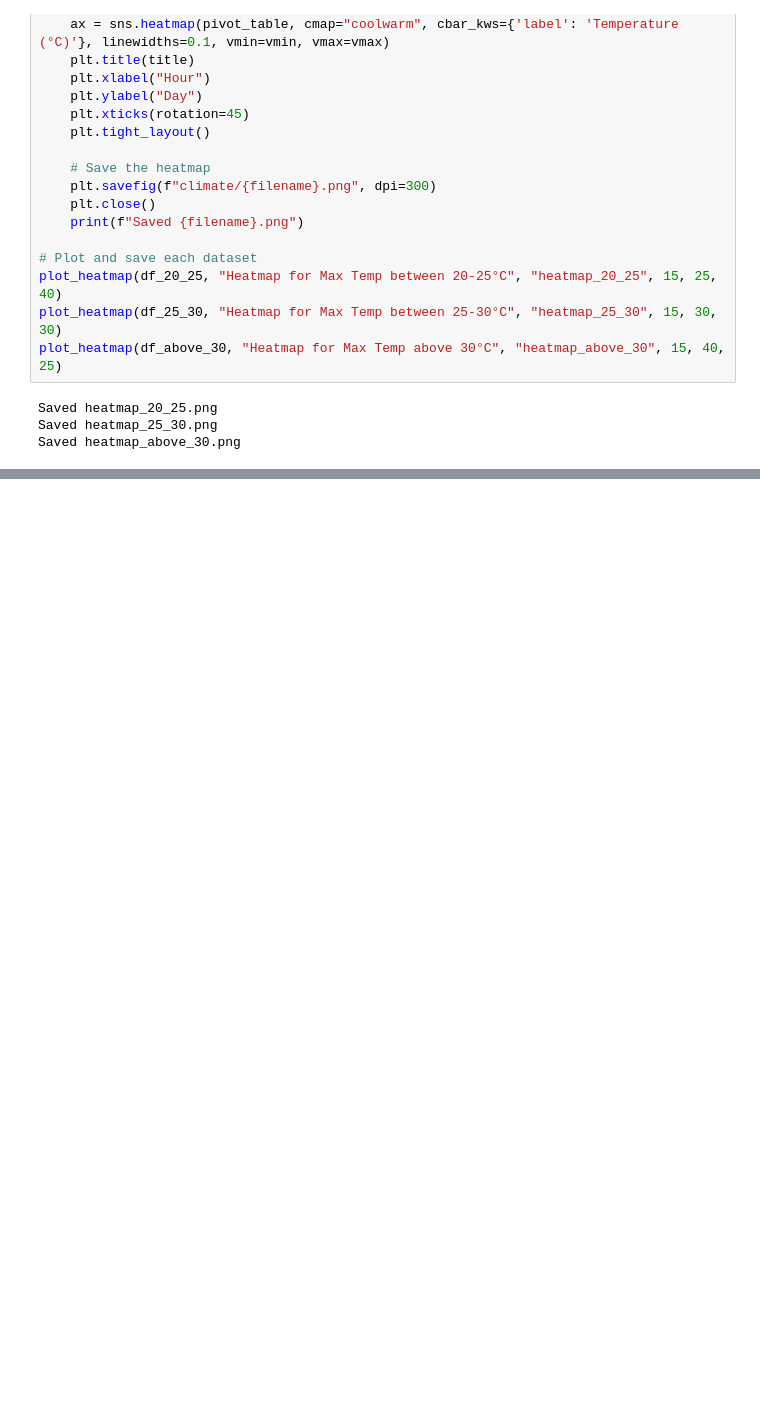
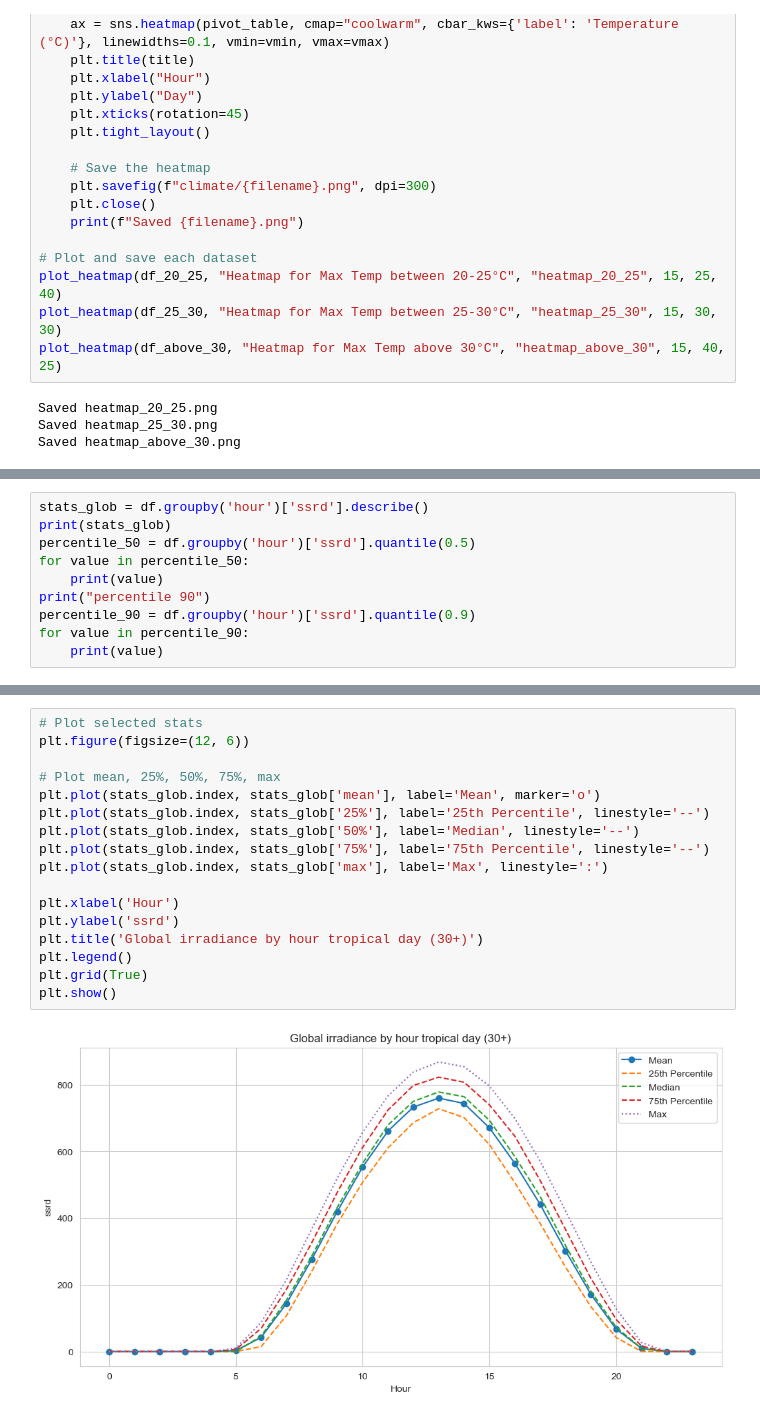
Before and after one commit to jsscmnhn/UMEP_thesis, a Jupyter notebook: j_dataprep/climatedata.ipynb, the cells around one changed output, grey strips where cells are left out. Saved outputs shown, nothing was run; the diff lists cells and outputs as text; blank space fills up the shorter version.

```diff
--- a/j_dataprep/climatedata.ipynb
+++ b/j_dataprep/climatedata.ipynb
@@ -73,0 +125,10 @@ Saved heatmap_above_30.png
+# %%
+stats_glob = df.groupby('hour')['ssrd'].describe()
+print(stats_glob)
+percentile_50 = df.groupby('hour')['ssrd'].quantile(0.5)
+for value in percentile_50:
+    print(value)
+print("percentile 90")
+percentile_90 = df.groupby('hour')['ssrd'].quantile(0.9)
+for value in percentile_90:
+    print(value)
@@ -73,0 +291,19 @@ Saved heatmap_above_30.png
+# %%
+# Plot selected stats
+plt.figure(figsize=(12, 6))
+
+# Plot mean, 25%, 50%, 75%, max
+plt.plot(stats_glob.index, stats_glob['mean'], label='Mean', marker='o')
+plt.plot(stats_glob.index, stats_glob['25%'], label='25th Percentile', linestyle='--')
+plt.plot(stats_glob.index, stats_glob['50%'], label='Median', linestyle='--')
+plt.plot(stats_glob.index, stats_glob['75%'], label='75th Percentile', linestyle='--')
+plt.plot(stats_glob.index, stats_glob['max'], label='Max', linestyle=':')
+
+plt.xlabel('Hour')
+plt.ylabel('ssrd')
+plt.title('Global irradiance by hour tropical day (30+)')
+plt.legend()
+plt.grid(True)
+plt.show()
+# %% [output]
+[figure, added]
```
Also changed, not shown: parts of 16 cells of this notebook, 12 other files.
